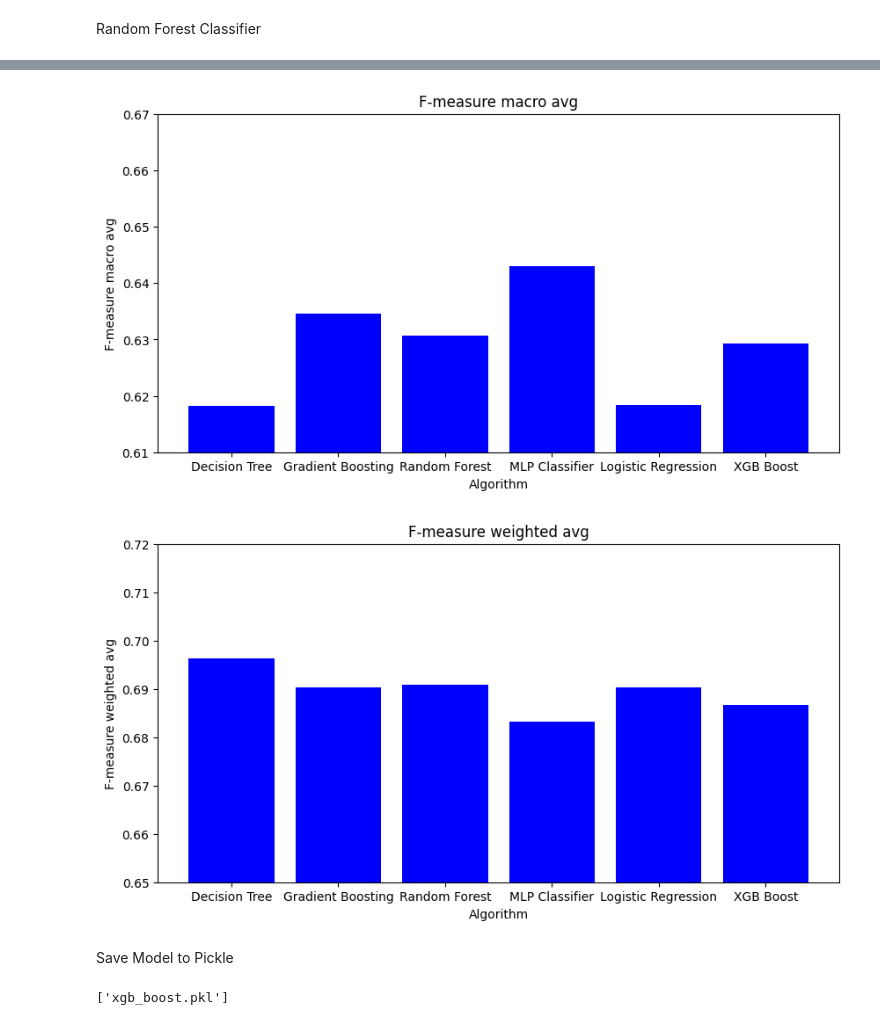
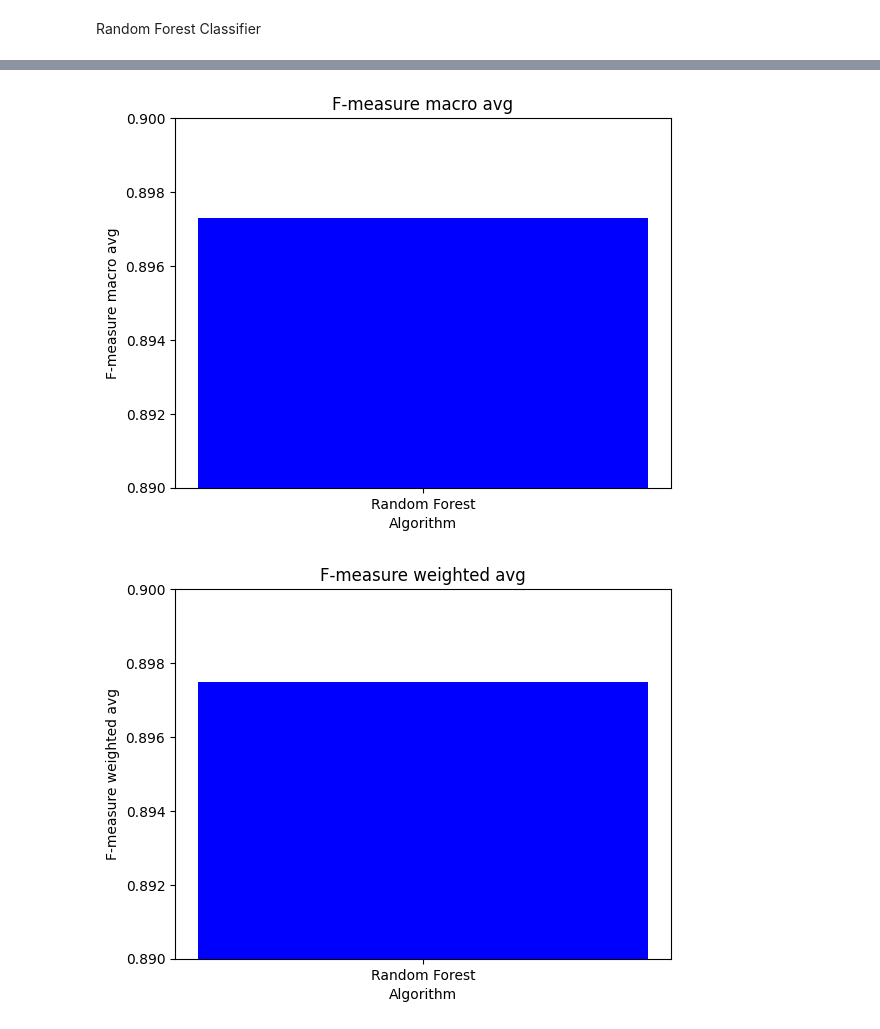
Before and after one commit to marchelzi/covid19-prediction, a Jupyter notebook: COVID_19_Prediction.ipynb, the cells around one changed output, grey strips where cells are left out. Drawn from its saved outputs; the diff is of its cells as text; code cells hidden in the pictures.

```diff
--- a/COVID_19_Prediction.ipynb
+++ b/COVID_19_Prediction.ipynb
@@ -152,2 +213,4 @@ xgb_boost = XGBClassifier()
+# %%
+random_forest = RandomForestClassifier()
 # %%
 model_scores = {}
@@ -186,6 +219,6 @@ random_forest_param_grid = {
 # %%
-random_forest.fit(x_train, y_train)
+random_forest.fit(train_x, train_y)
 model_scores['Random Forest'] = [
-    random_forest.score(x_train, y_train),
-    random_forest.score(x_test, y_test)
+    random_forest.score(train_x, train_y),
+    random_forest.score(test_x, test_y)
 ]
@@ -299,0 +271,6 @@ reports['XGB Boost'] = classification_report(xgb_boost_prediction, y_test, outpu
+# %%
+random_forest_prediction = random_forest.predict(test_x)
+# %%
+reports = {}
+reports['Random Forest'] = classification_report(random_forest_prediction, test_y, output_dict=True)
+reports['Random Forest']
@@ -300,35 +295,22 @@ reports['XGB Boost'] = classification_report(xgb_boost_prediction, y_test, outpu
 # %%
 f1_score_by_macro_avg = [reports[x]['macro avg']['f1-score'] for x in reports]
 
-plt.figure(figsize=(10, 5))
 plt.title('F-measure macro avg')
 plt.xlabel('Algorithm')
 plt.ylabel('F-measure macro avg')
 plt.bar([x for x in reports], f1_score_by_macro_avg , color='blue')
-plt.ylim(0.61, 0.67)
+plt.ylim(0.89, 0.9)
 plt.show()
 # %% [output]
-[figure, old version]
+[figure, new version]
 # %%
 f1_score_by_weigted_avg = [reports[x]['weighted avg']['f1-score'] for x in reports]
 
-plt.figure(figsize=(10, 5))
 plt.title('F-measure weighted avg')
 plt.xlabel('Algorithm')
 plt.ylabel('F-measure weighted avg')
 plt.bar([x for x in reports], f1_score_by_weigted_avg, color='blue')
-plt.ylim(0.65, 0.72)
+plt.ylim(0.89, 0.9)
 plt.show()
 # %% [output]
-[figure, old version]
+[figure, new version]
-# %% [markdown]
-Save Model to Pickle
-# %%
-joblib.dump(random_forest, 'random_forest.pkl')
-joblib.dump(gradient_boosting, 'gradient_boosting.pkl')
-joblib.dump(decision_tree, 'decision_tree.pkl')
-joblib.dump(logistic_regression, 'logistic_regression.pkl')
-joblib.dump(mlp_classifier, 'mlp_classifier.pkl')
-joblib.dump(xgb_boost, 'xgb_boost.pkl')
-# %% [output]
-['xgb_boost.pkl']
```
Also changed, not shown: parts of 47 cells of this notebook, 11 other files.
